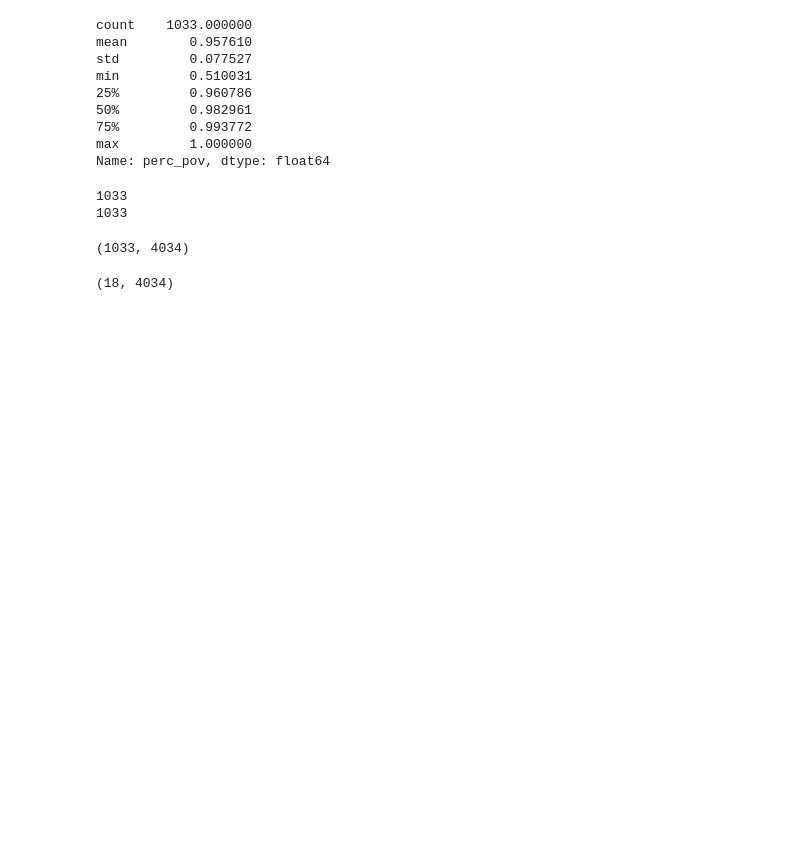
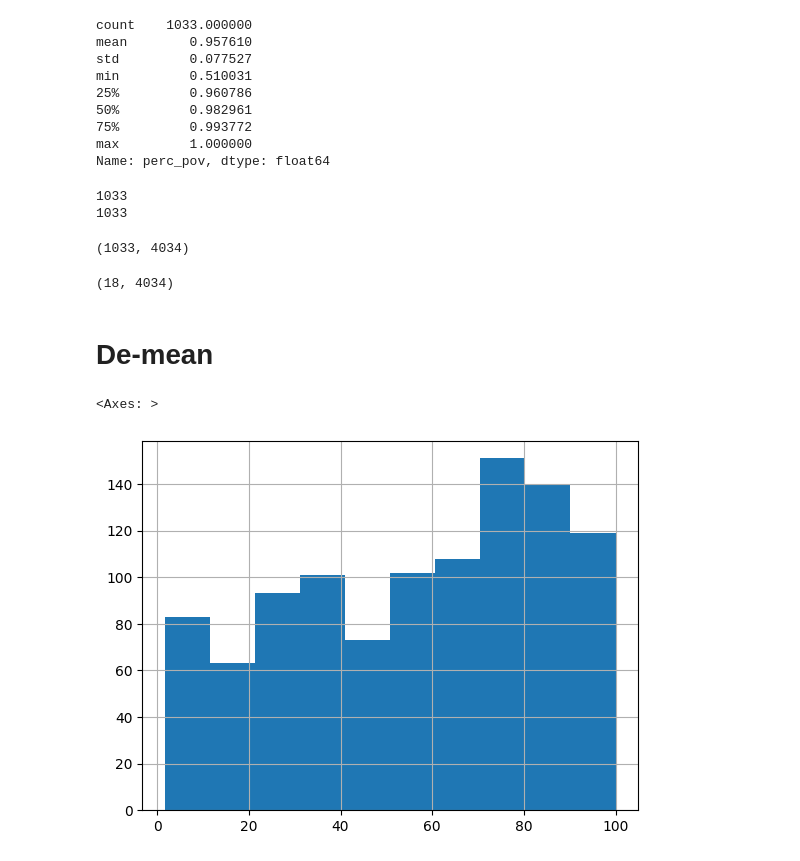
Before and after one commit to marinavicini/child_poverty_iraq, a Jupyter notebook: notebooks/1.2_mv_load-adm1-data.ipynb, the cells around one changed output. Saved outputs shown, nothing was run; the diff lists cells and outputs as text; code cells hidden in the pictures; blank space fills up the shorter version.

```diff
--- a/notebooks/1.2_mv_load-adm1-data.ipynb
+++ b/notebooks/1.2_mv_load-adm1-data.ipynb
@@ -43,6 +43,6 @@ The file '../data/external/geoBoundariesCGAZ_ADM1.topojson' exists.
 # %% [markdown]
 * Understand which is the CRS of file
 # %%
-# Set the CRS
-geom_mos_adm1.crs =  'EPSG:4326'
-geom_mos_adm1.crs
+# # Set the CRS
+# geom_mos_adm1.crs =  'EPSG:4326'
+# geom_mos_adm1.crs
@@ -320,8 +307,5 @@ def make_valid(x):
     else:
         return x.buffer(0)
 # %%
-mosaiks_adm1['geom_mos'] = mosaiks_adm1['geometry']
-pov_adm1['geom_pov'] = pov_adm1['geometry']
-
-pov_adm1['geom_pov'] = pov_adm1.apply(lambda x: make_valid(x['geom_pov']), axis=1)
-mosaiks_adm1['geom_mos'] = mosaiks_adm1.apply(lambda x: make_valid(x['geom_mos']), axis=1)
+pov_adm1['geometry'] = pov_adm1.apply(lambda x: make_valid(x['geometry']), axis=1)
+mosaiks_adm1['geometry'] = mosaiks_adm1.apply(lambda x: make_valid(x['geometry']), axis=1)
@@ -397,7 +384,7 @@ Name: area_pov, dtype: float64
 # %%
 tmp['perc_pov'] = tmp['area_inter'] / tmp['area_pov']
 # %%
-THRESHOLD = 0.50
+THRESHOLD = 0.51
 # %%
 tmp[tmp['perc_pov']>THRESHOLD]['perc_pov'].describe()
 # %% [output]
@@ -425,3 +412,5 @@ merged.shape
 merged[merged['countrycode']=='IRQ'].shape
 # %% [output]
 (18, 4034)
+# %% [markdown]
+# De-mean
@@ -427,0 +421,7 @@ merged[merged['countrycode']=='IRQ'].shape
+# %%
+merged['deprived_sev_demean'] = merged['deprived_sev'] - merged['nat_deprived_sev']
+# %%
+merged['deprived_sev'].hist()
+# %% [output]
+<Axes: >
+[figure, added]
```
Also changed, not shown: parts of 39 cells of this notebook, 3 other files.
